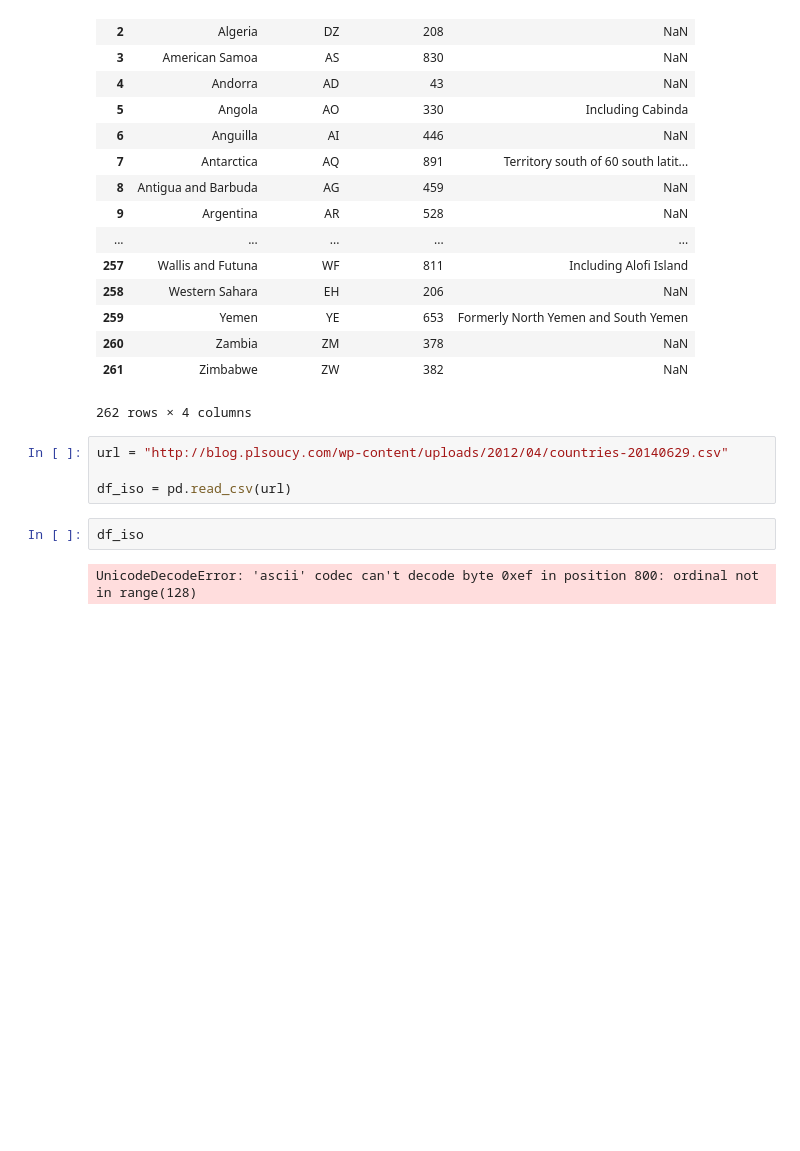
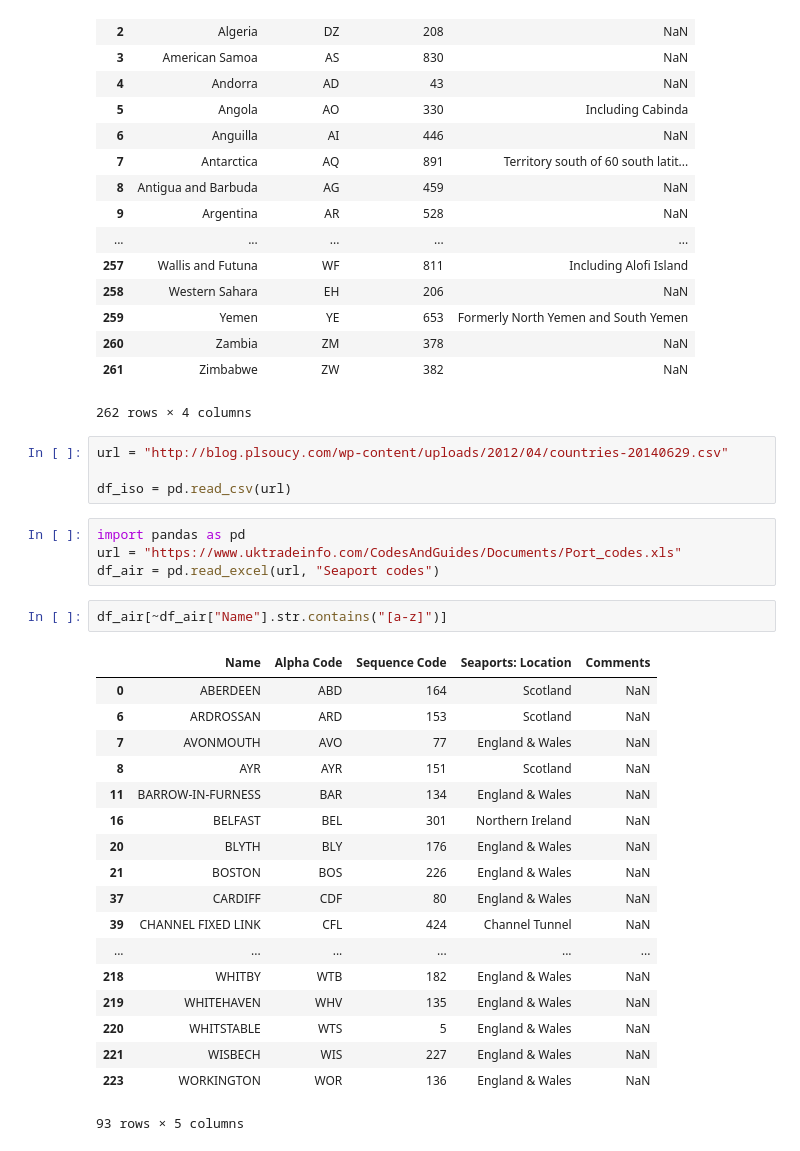
Before and after one commit to RobinL/HMRCTradeDataParser, a Jupyter notebook: Countries.ipynb, the cells around one changed output. Cells and saved outputs as stored; diff of their text form; blank space fills up the shorter version.

```diff
--- a/Countries.ipynb
+++ b/Countries.ipynb
@@ -31,7 +31,28 @@ df
 url = "http://blog.plsoucy.com/wp-content/uploads/2012/04/countries-20140629.csv"
 
 df_iso = pd.read_csv(url)
-# %%
-df_iso
-# %% [output]
-UnicodeDecodeError: 'ascii' codec can't decode byte 0xef in position 800: ordinal not in range(128)
+# %%
+import pandas as pd
+url = "https://www.uktradeinfo.com/CodesAndGuides/Documents/Port_codes.xls"
+df_air = pd.read_excel(url, "Seaport codes")
+# %%
+df_air[~df_air["Name"].str.contains("[a-z]")]
+# %% [output]
+|  | Name | Alpha Code | Sequence Code | Seaports: Location | Comments |
+| 0 | ABERDEEN | ABD | 164 | Scotland | NaN |
+| 6 | ARDROSSAN | ARD | 153 | Scotland | NaN |
+| 7 | AVONMOUTH | AVO | 77 | England & Wales | NaN |
+| 8 | AYR | AYR | 151 | Scotland | NaN |
+| 11 | BARROW-IN-FURNESS | BAR | 134 | England & Wales | NaN |
+| 16 | BELFAST | BEL | 301 | Northern Ireland | NaN |
+| 20 | BLYTH | BLY | 176 | England & Wales | NaN |
+| 21 | BOSTON | BOS | 226 | England & Wales | NaN |
+| 37 | CARDIFF | CDF | 80 | England & Wales | NaN |
+| 39 | CHANNEL FIXED LINK | CFL | 424 | Channel Tunnel | NaN |
+| ... | ... | ... | ... | ... | ... |
+| 218 | WHITBY | WTB | 182 | England & Wales | NaN |
+| 219 | WHITEHAVEN | WHV | 135 | England & Wales | NaN |
+| 220 | WHITSTABLE | WTS | 5 | England & Wales | NaN |
+| 221 | WISBECH | WIS | 227 | England & Wales | NaN |
+| 223 | WORKINGTON | WOR | 136 | England & Wales | NaN |
+93 rows × 5 columns
```
Also changed, not shown: parts of 22 cells of this notebook, 5 other files.
